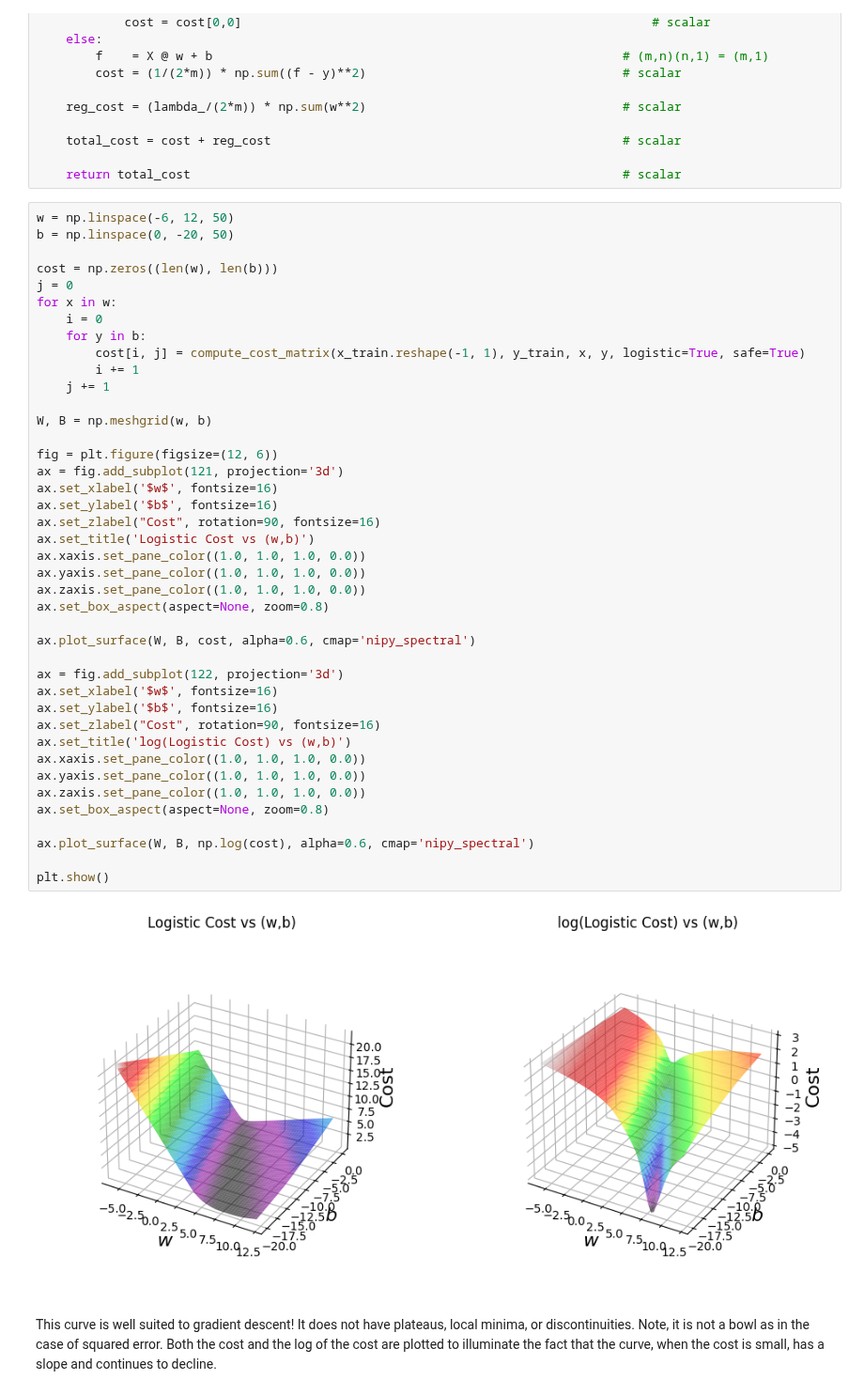
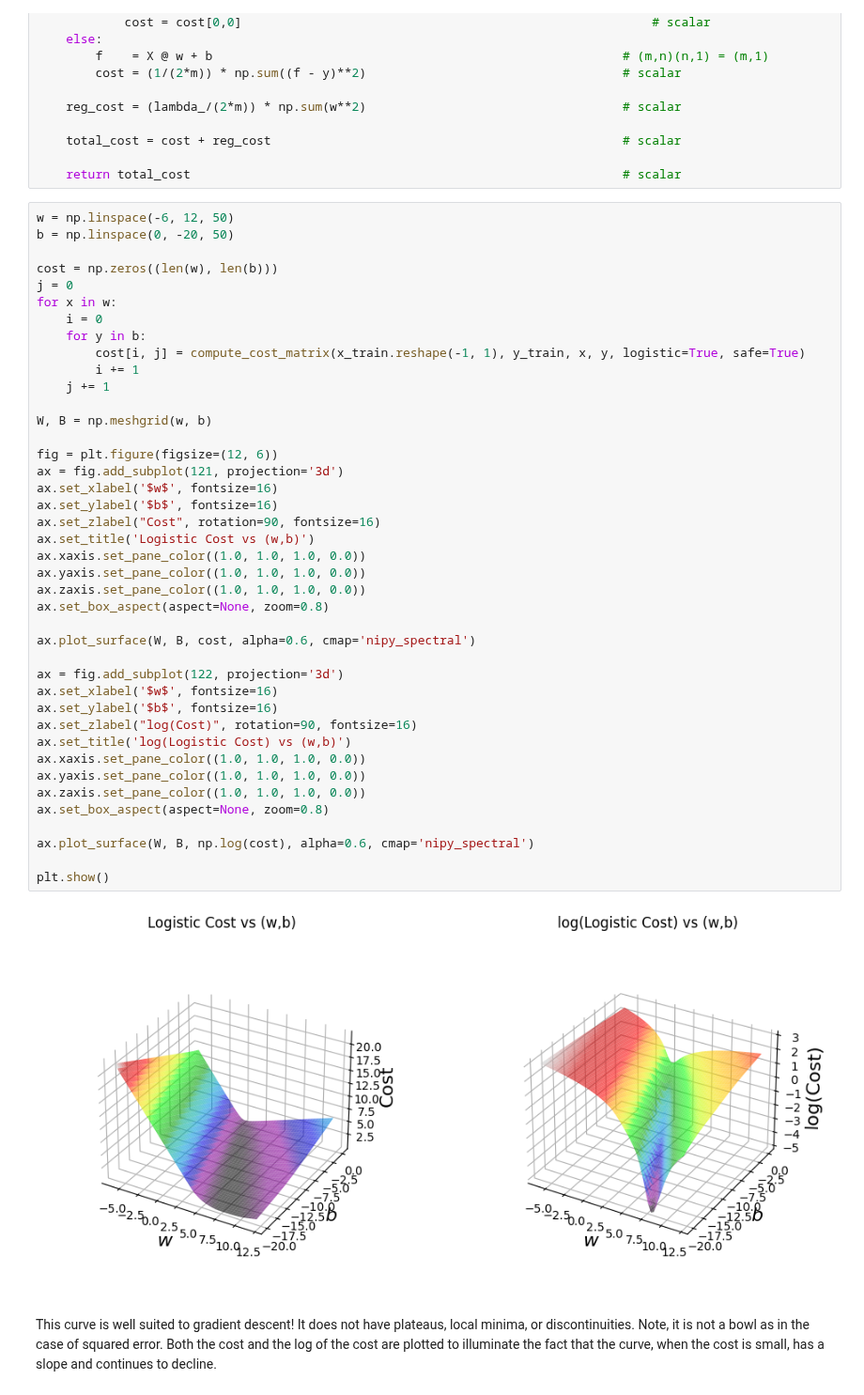
Before and after one commit to PaulToronto/Stanford-Andrew-Ng-Machine-Learning-Specialization, a Jupyter notebook: 1_3_2_1_Lab_Logistic_Loss.ipynb, the cells around one changed output. Shown at 94% size. Cells and saved outputs as stored; diff of their text form.

```diff
--- a/1_3_2_1_Lab_Logistic_Loss.ipynb
+++ b/1_3_2_1_Lab_Logistic_Loss.ipynb
@@ -314,34 +314,34 @@ for x in w:
     j += 1
 
 W, B = np.meshgrid(w, b)
 
 fig = plt.figure(figsize=(12, 6))
 ax = fig.add_subplot(121, projection='3d')
 ax.set_xlabel('$w$', fontsize=16)
 ax.set_ylabel('$b$', fontsize=16)
 ax.set_zlabel("Cost", rotation=90, fontsize=16)
 ax.set_title('Logistic Cost vs (w,b)')
 ax.xaxis.set_pane_color((1.0, 1.0, 1.0, 0.0))
 ax.yaxis.set_pane_color((1.0, 1.0, 1.0, 0.0))
 ax.zaxis.set_pane_color((1.0, 1.0, 1.0, 0.0))
 ax.set_box_aspect(aspect=None, zoom=0.8)
 
 ax.plot_surface(W, B, cost, alpha=0.6, cmap='nipy_spectral')
 
 ax = fig.add_subplot(122, projection='3d')
 ax.set_xlabel('$w$', fontsize=16)
 ax.set_ylabel('$b$', fontsize=16)
-ax.set_zlabel("Cost", rotation=90, fontsize=16)
+ax.set_zlabel("log(Cost)", rotation=90, fontsize=16)
 ax.set_title('log(Logistic Cost) vs (w,b)')
 ax.xaxis.set_pane_color((1.0, 1.0, 1.0, 0.0))
 ax.yaxis.set_pane_color((1.0, 1.0, 1.0, 0.0))
 ax.zaxis.set_pane_color((1.0, 1.0, 1.0, 0.0))
 ax.set_box_aspect(aspect=None, zoom=0.8)
 
 ax.plot_surface(W, B, np.log(cost), alpha=0.6, cmap='nipy_spectral')
 
 plt.show()
 # %% [output]
-[figure, old version]
+[figure, new version]
 # %% [markdown]
 This curve is well suited to gradient descent! It does not have plateaus, local minima, or discontinuities. Note, it is not a bowl as in the case of squared error. Both the cost and the log of the cost are plotted to illuminate the fact that the curve, when the cost is small, has a slope and continues to decline.
```
